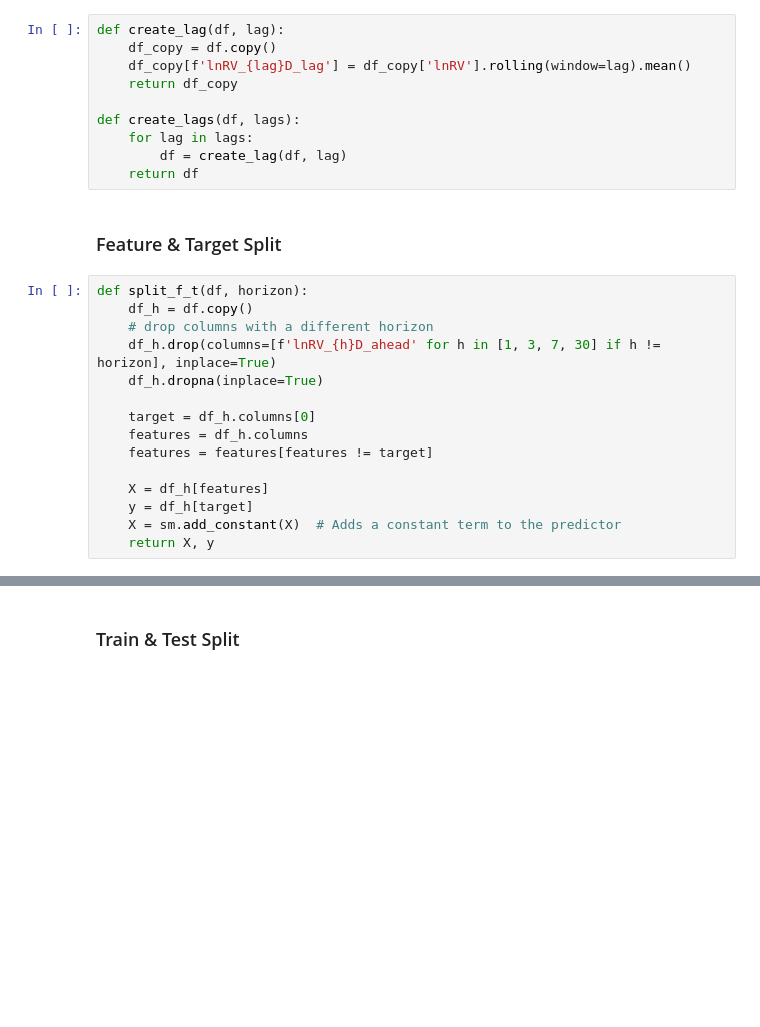
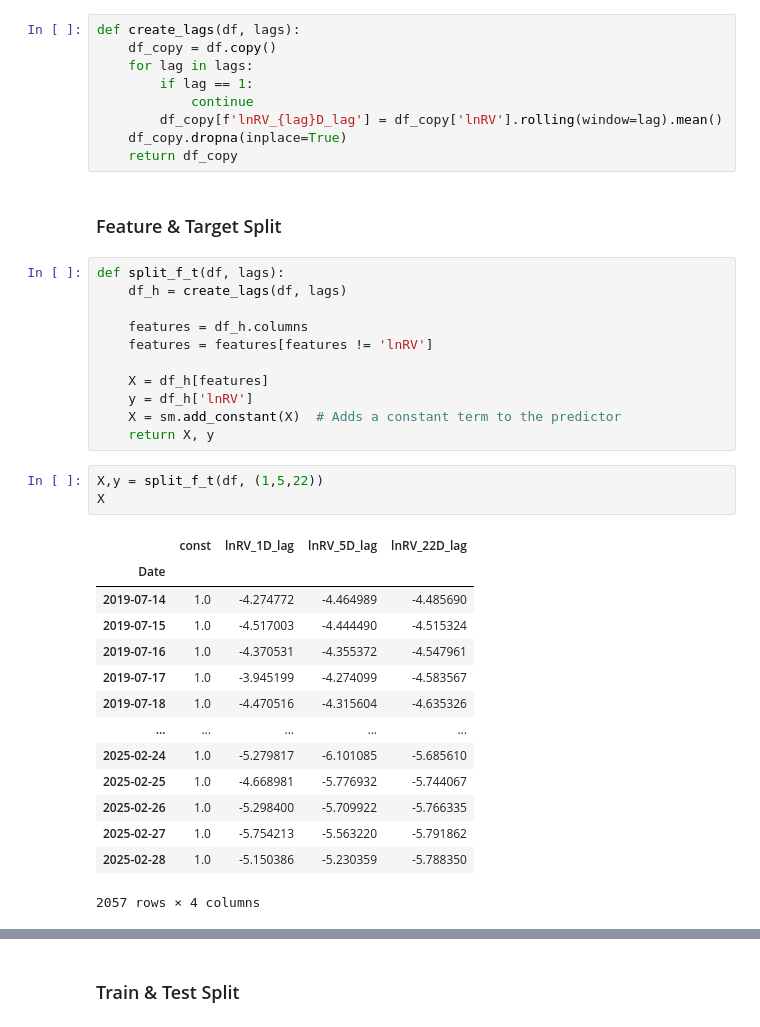
Before and after one commit to kiwi-lemongrass/DSE4101_Individual-Project, a Jupyter notebook: src/HAR.ipynb, the cells around one changed output, grey strips where cells are left out. Saved outputs shown, nothing was run; the diff lists cells and outputs as text; blank space fills up the shorter version.

```diff
--- a/src/HAR.ipynb
+++ b/src/HAR.ipynb
@@ -45,29 +66,42 @@ df.head(3)
 # %% [markdown]
 ### Create Lags
 # %%
-def create_lag(df, lag):
+def create_lags(df, lags):
     df_copy = df.copy()
-    df_copy[f'lnRV_{lag}D_lag'] = df_copy['lnRV'].rolling(window=lag).mean()
+    for lag in lags:
+        if lag == 1:
+            continue
+        df_copy[f'lnRV_{lag}D_lag'] = df_copy['lnRV'].rolling(window=lag).mean()
+    df_copy.dropna(inplace=True)
     return df_copy
-
-def create_lags(df, lags):
-    for lag in lags:
-        df = create_lag(df, lag)
-    return df
 # %% [markdown]
 ### Feature & Target Split
 # %%
-def split_f_t(df, horizon):
-    df_h = df.copy()
-    # drop columns with a different horizon
-    df_h.drop(columns=[f'lnRV_{h}D_ahead' for h in [1, 3, 7, 30] if h != horizon], inplace=True)
-    df_h.dropna(inplace=True)
+def split_f_t(df, lags):
+    df_h = create_lags(df, lags)
 
-    target = df_h.columns[0]
     features = df_h.columns
-    features = features[features != target]
+    features = features[features != 'lnRV']
 
     X = df_h[features]
-    y = df_h[target]
+    y = df_h['lnRV']
     X = sm.add_constant(X)  # Adds a constant term to the predictor
     return X, y
+# %%
+X,y = split_f_t(df, (1,5,22))
+X
+# %% [output]
+|  | const | lnRV_1D_lag | lnRV_5D_lag | lnRV_22D_lag |
+| Date |  |  |  |  |
+| 2019-07-14 | 1.0 | -4.274772 | -4.464989 | -4.485690 |
+| 2019-07-15 | 1.0 | -4.517003 | -4.444490 | -4.515324 |
+| 2019-07-16 | 1.0 | -4.370531 | -4.355372 | -4.547961 |
+| 2019-07-17 | 1.0 | -3.945199 | -4.274099 | -4.583567 |
+| 2019-07-18 | 1.0 | -4.470516 | -4.315604 | -4.635326 |
+| ... | ... | ... | ... | ... |
+| 2025-02-24 | 1.0 | -5.279817 | -6.101085 | -5.685610 |
+| 2025-02-25 | 1.0 | -4.668981 | -5.776932 | -5.744067 |
+| 2025-02-26 | 1.0 | -5.298400 | -5.709922 | -5.766335 |
+| 2025-02-27 | 1.0 | -5.754213 | -5.563220 | -5.791862 |
+| 2025-02-28 | 1.0 | -5.150386 | -5.230359 | -5.788350 |
+2057 rows × 4 columns
```
Also changed, not shown: parts of 2 cells of this notebook, 21 other files.
